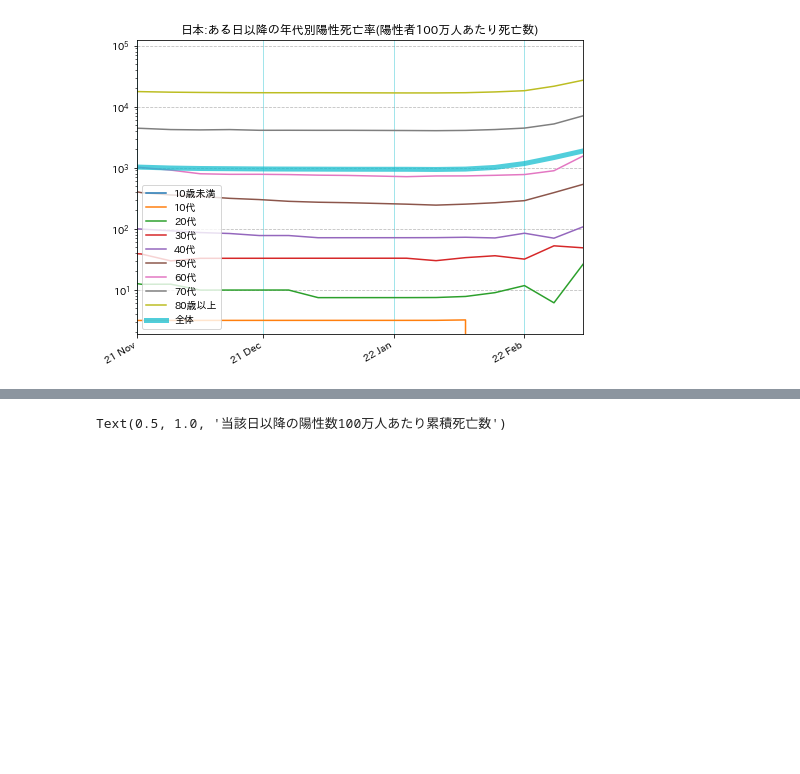
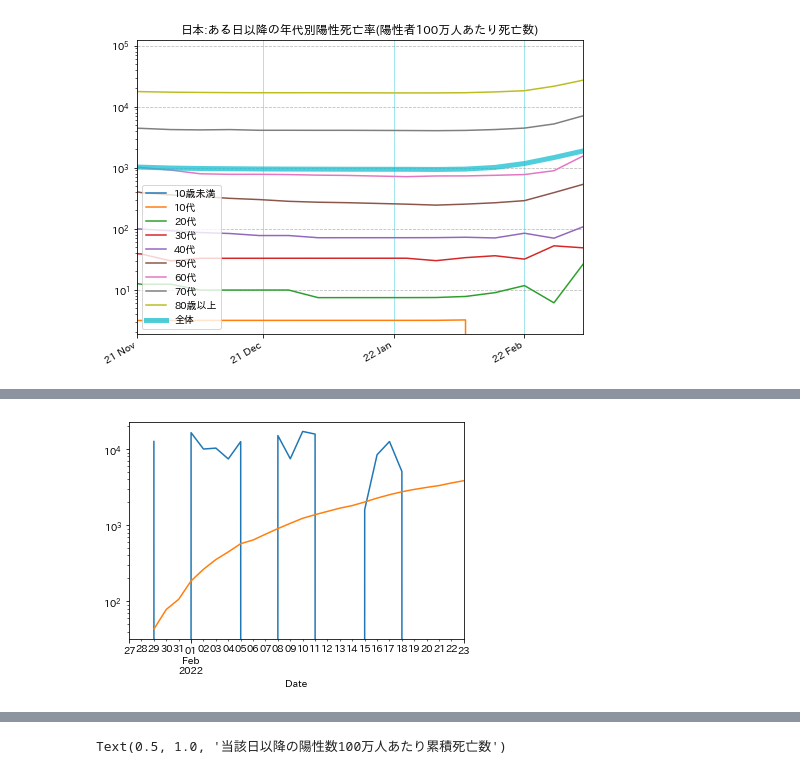
Before and after one commit to nagae/CoVid-19, a Jupyter notebook: check-plot-japan_cases_fatality_rate_since_by_age.ipynb, the cells around one changed output, grey strips where cells are left out. Cells and saved outputs as stored; diff of their text form; code cells hidden in the pictures; blank space fills up the shorter version.

```diff
--- a/check-plot-japan_cases_fatality_rate_since_by_age.ipynb
+++ b/check-plot-japan_cases_fatality_rate_since_by_age.ipynb
@@ -29,0 +48,7 @@ plt.show()
+# %%
+nc_day.loc[ref_date:,"ALL"].diff().cumsum().plot()
+nd_day.loc[ref_date:,"ALL"].diff().cumsum().plot()
+plt.xlim([ref_date, nc_day.index[-1]])
+plt.yscale('log')
+# %% [output]
+[figure, added]
```
Also changed, not shown: parts of 4 cells of this notebook.
